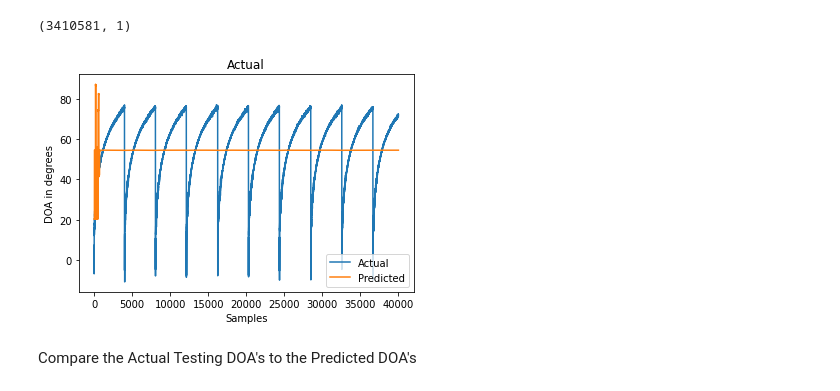
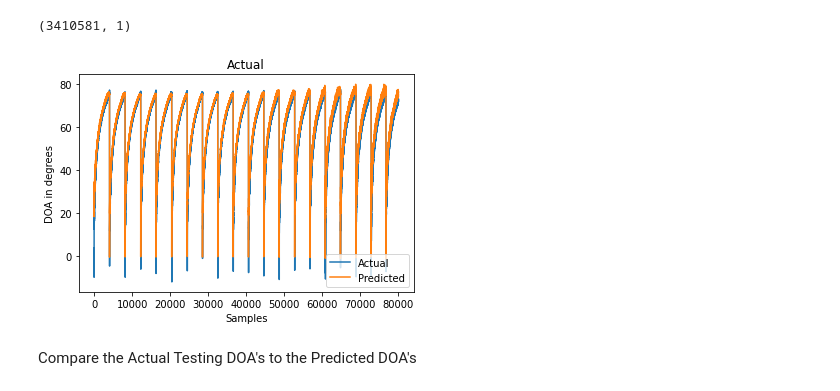
Before and after one commit to mbisbano1/MLDOA_ET, a Jupyter notebook: ML Code/SeniorDesignCode-Daniel.ipynb, the cells around one changed output. Saved outputs shown, nothing was run; the diff lists cells and outputs as text; code cells hidden in the pictures.

```diff
--- a/ML Code/SeniorDesignCode-Daniel.ipynb
+++ b/ML Code/SeniorDesignCode-Daniel.ipynb
@@ -50,18 +68,20 @@ Scale the Feaures from -1 to 1 so that Training is Easier for the Model
 # %%
 # Scale the Features and Labels from [-1,1]
 s1=MinMaxScaler(feature_range=(0,1))
+#s1=MinMaxScaler(feature_range=(0,1))
 x_train_scale=s1.fit_transform(x_train)
 
-s2=MinMaxScaler(feature_range=(0,1))
-x_test_scale=s2.fit_transform(x_test)
+#s2=MinMaxScaler(feature_range=(0,1))
+#s2=MinMaxScaler(feature_range=(0,1))
+x_test_scale=s1.transform(x_test)
 x_test_scale=x_test_scale
-
+x_test_scale[:, 21] = -x_test_scale[:, 21]
 # Scale DOA's from (0 to 1)
-s3=MinMaxScaler(feature_range=(0,1))
+#s3=MinMaxScaler(feature_range=(0,1))
 #y_train_scale = s3.fit_transform(train[['DOA']])
 y_train_scale= y_train.to_numpy()
 
-s4=MinMaxScaler(feature_range=(0,1))
+#s4=MinMaxScaler(feature_range=(0,1))
 #y_test_scale = s4.fit_transform(test[['DOA']])
 y_test_scale= y_test.to_numpy()
 
@@ -100,27 +137,30 @@ Create the Windows Neccesary for the LSTM model using the TimeSeriesGenerator Fu
 # Create the windows neccesary for the LSTM model within tensorflow keras
 # Below are the arguments of the timeseries_dataset_from_array function
 # The function takes a numpy array and makes a timeseries out of it
-NumSampsPerPing= 4297
+NumSampsPerPing= 4301-24*1
 data=x_train_scale # the data to make the windows
 targets=y_train_scale # time steps in the data (don't need)
-sequence_length=10 # window length
+sequence_length=12 # window length
 sequence_stride=1# period between successive output sequences
 sampling_rate=1 # period between successive individual timesteps     within sequences
-batch_size=48 # number of time series samples in each batch
+batch_size=32 # number of time series samples in each batch
 shuffle=False #shuffle the data before making the windows
 seed=None # is related to shuffle
 start_index=None # is related to shuffle
 end_index=None # is related to shuffle
-n_features=21
+n_features=23
 
 test_data=x_test_scale
 test_targets=y_test_scale
 
 inputs=TimeseriesGenerator(data=data, targets=targets,length=sequence_length, sampling_rate=sampling_rate,stride=sequence_stride, batch_size= batch_size)
+
 #test_inputs=TimeseriesGenerator(test_data[0:40000], -1*test_targets[0:40000],sequence_length, batch_size)
+
 test_inputs=TimeseriesGenerator(data=test_data, targets=test_targets,length=sequence_length, sampling_rate=sampling_rate,stride=sequence_stride, batch_size= batch_size)
+
 #inputs=tf.keras.preprocessing.timeseries_dataset_from_array(data, targets, sequence_length, sequence_stride, sampling_rate, batch_size, shuffle)
 #print(type(inputs))
-
-print('done')
+dataRows = data.shape[0]
+dataRows
 # %% [output]
@@ -131,7 +171,7 @@ Define the Model's Structure
 # With all the preproccessing done, it is time to define the model
 # Define the LSTM Model
 model= Sequential()
-model.add(LSTM(units=1, activation='tanh', input_shape=(sequence_length,n_features), return_sequences=False))
+model.add(LSTM(units=22, activation='tanh', input_shape=(sequence_length,n_features), return_sequences=False))
 #model.add(Dense(units=300))
 #model.add(Dropout(0.5))
 
@@ -156,11 +196,11 @@ model.add(LSTM(units=1, activation='tanh', input_shape=(sequence_length,n_featur
 
 #model.add(LSTM(units=480))
 #model.add(Dropout(0.2))
-model.add(Dense(units=400))
-model.add(Dense(units=300))
 model.add(Dense(units=200))
 model.add(Dense(units=100))
 model.add(Dense(units=50))
+#model.add(Dense(units=100))
+#model.add(Dense(units=10))
 
 model.add(Dense(units=1)) #one output (namely: DOA)
 # %%
@@ -207,7 +249,7 @@ es= EarlyStopping(monitor='loss', mode='min',verbose=1,patience=10)
 
 #t0=time.time()
 #history= model.fit(inputs,steps_per_epoch=4000,epochs=200,verbose=1, callbacks=[es])
-history= model.fit(inputs,epochs=1,batch_size=None)
+history= model.fit(inputs,epochs=3,batch_size=None)
 #t1=time.time()
 #print("The total run time to train was %.2f seconds"%(t1-t0))
 
@@ -265,15 +312,15 @@ predicted.shape
 predicted_reshape= predicted.reshape(len(predicted),1)
 # %%
 plt.figure(facecolor='white')
-plt.plot(y_test[0:40000])
-plt.plot(predicted_reshape[0:40000])
+plt.plot(y_test[0:80000])
+plt.plot(predicted_reshape[0:80000])
 plt.title("Actual")
 plt.xlabel('Samples')
 plt.ylabel('DOA in degrees')
 plt.legend(['Actual','Predicted'])
 plt.show()
 # %% [output]
-[figure, old version]
+[figure, new version]
 # %% [markdown]
 Compare the Actual Testing DOA's to the Predicted DOA's
 # %% [markdown]
```
Also changed, not shown: parts of 17 cells of this notebook, 1 other file.
